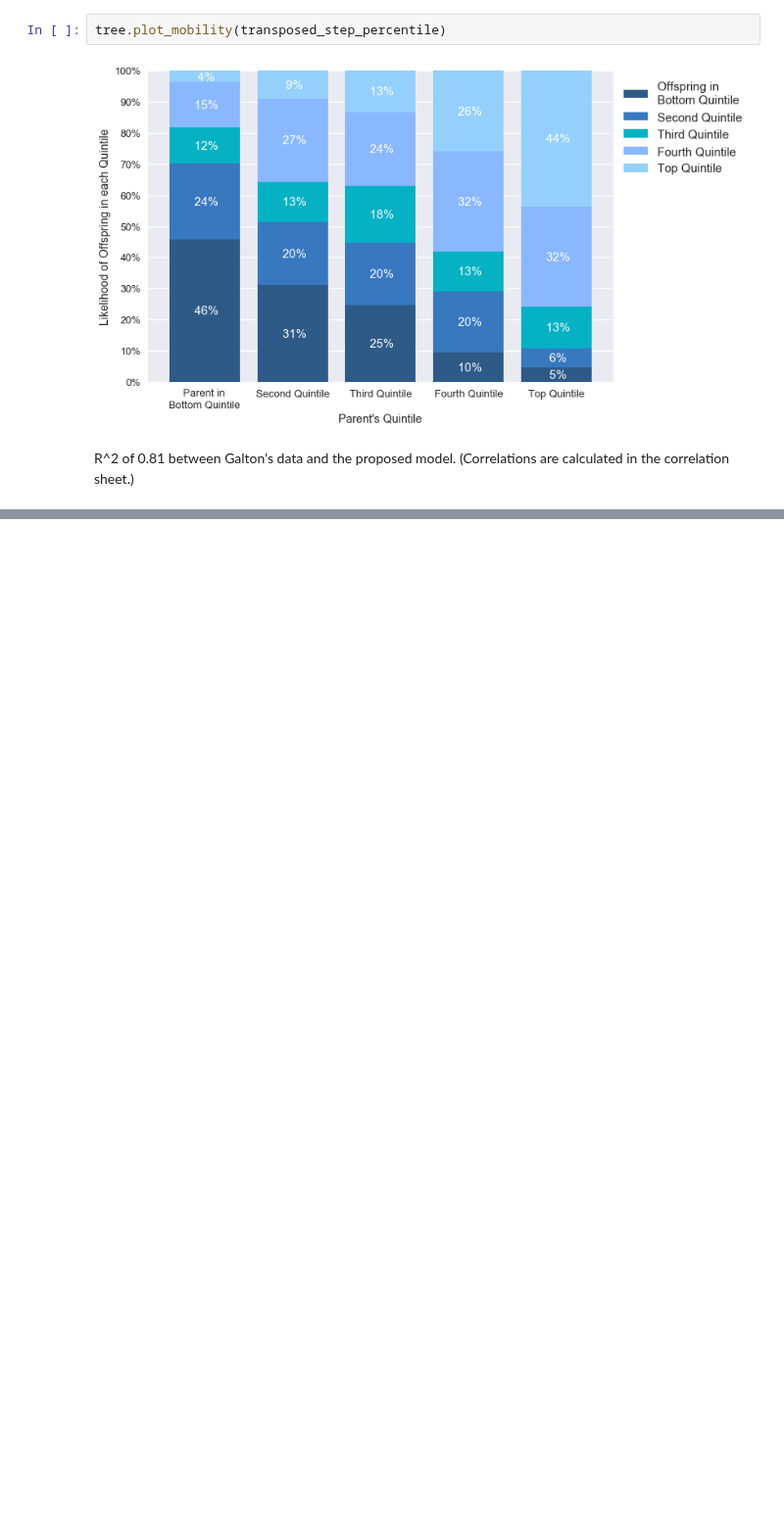
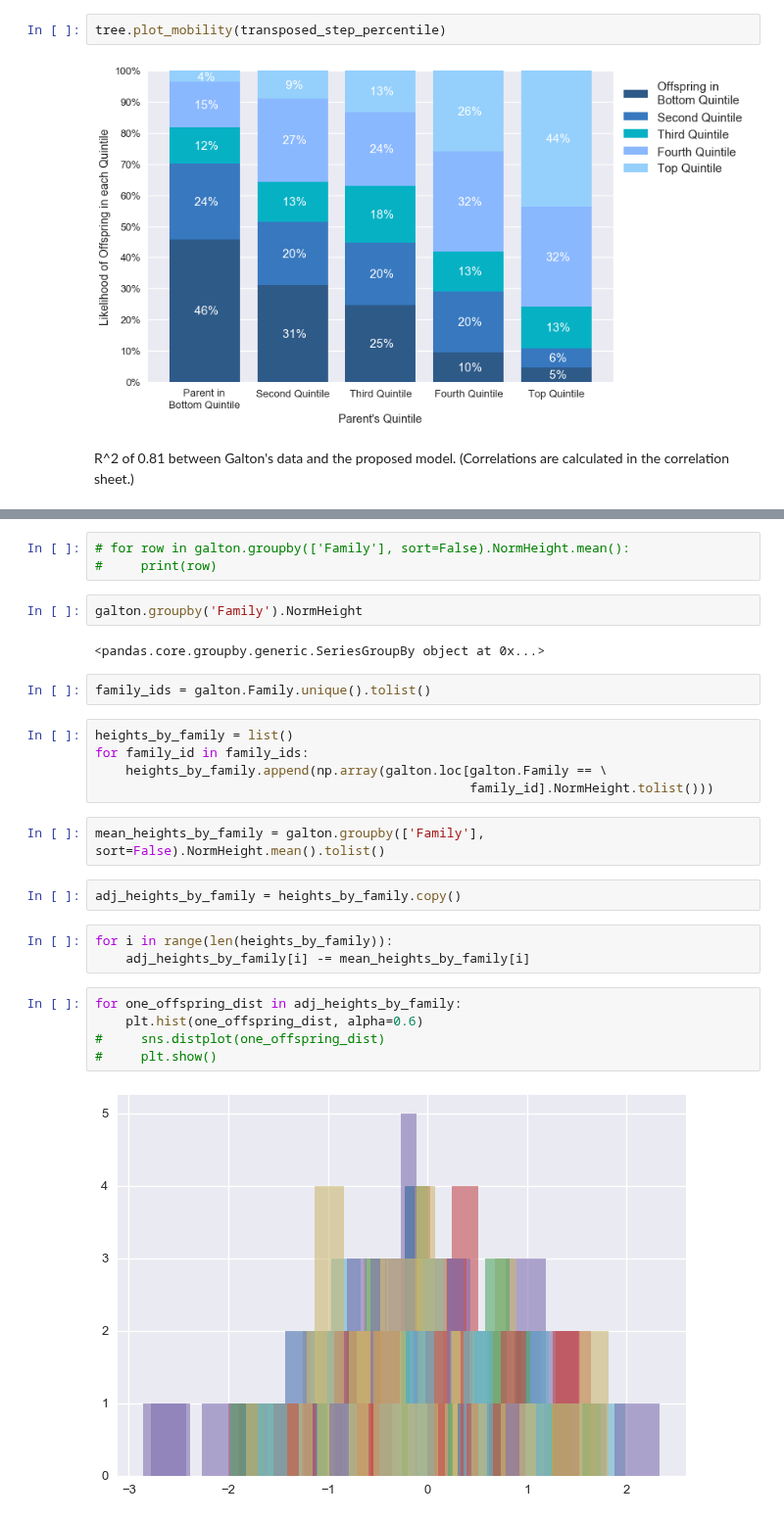
Before and after one commit to jessebmurray/polygenic, a Jupyter notebook: galton.ipynb, the cells around one changed output, grey strips where cells are left out. Shown at 98% size. Drawn from its saved outputs; the diff is of its cells as text; blank space fills up the shorter version.

```diff
--- a/galton.ipynb
+++ b/galton.ipynb
@@ -428,0 +494,28 @@ R^2 of 0.81 between Galton's data and the proposed model. (Correlations are calc
+# %%
+# for row in galton.groupby(['Family'], sort=False).NormHeight.mean():
+#     print(row)
+# %%
+galton.groupby('Family').NormHeight
+# %% [output]
+<pandas.core.groupby.generic.SeriesGroupBy object at 0x...>
+# %%
+family_ids = galton.Family.unique().tolist()
+# %%
+heights_by_family = list()
+for family_id in family_ids:
+    heights_by_family.append(np.array(galton.loc[galton.Family == \
+                                                 family_id].NormHeight.tolist()))
+# %%
+mean_heights_by_family = galton.groupby(['Family'], sort=False).NormHeight.mean().tolist()
+# %%
+adj_heights_by_family = heights_by_family.copy()
+# %%
+for i in range(len(heights_by_family)):
+    adj_heights_by_family[i] -= mean_heights_by_family[i]
+# %%
+for one_offspring_dist in adj_heights_by_family:
+    plt.hist(one_offspring_dist, alpha=0.6)
+#     sns.distplot(one_offspring_dist)
+#     plt.show()
+# %% [output]
+[figure, added]
```
Also changed, not shown: parts of 20 cells of this notebook.
